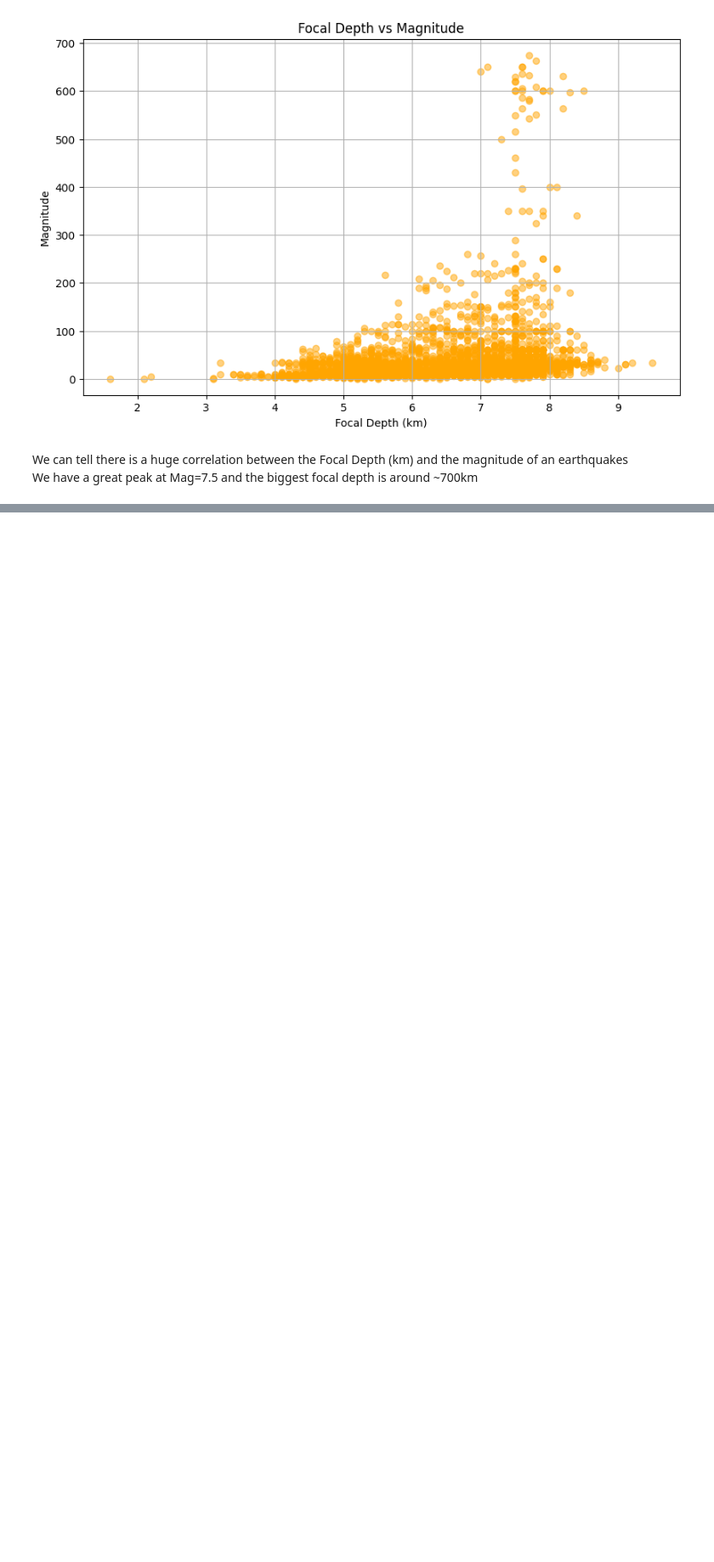
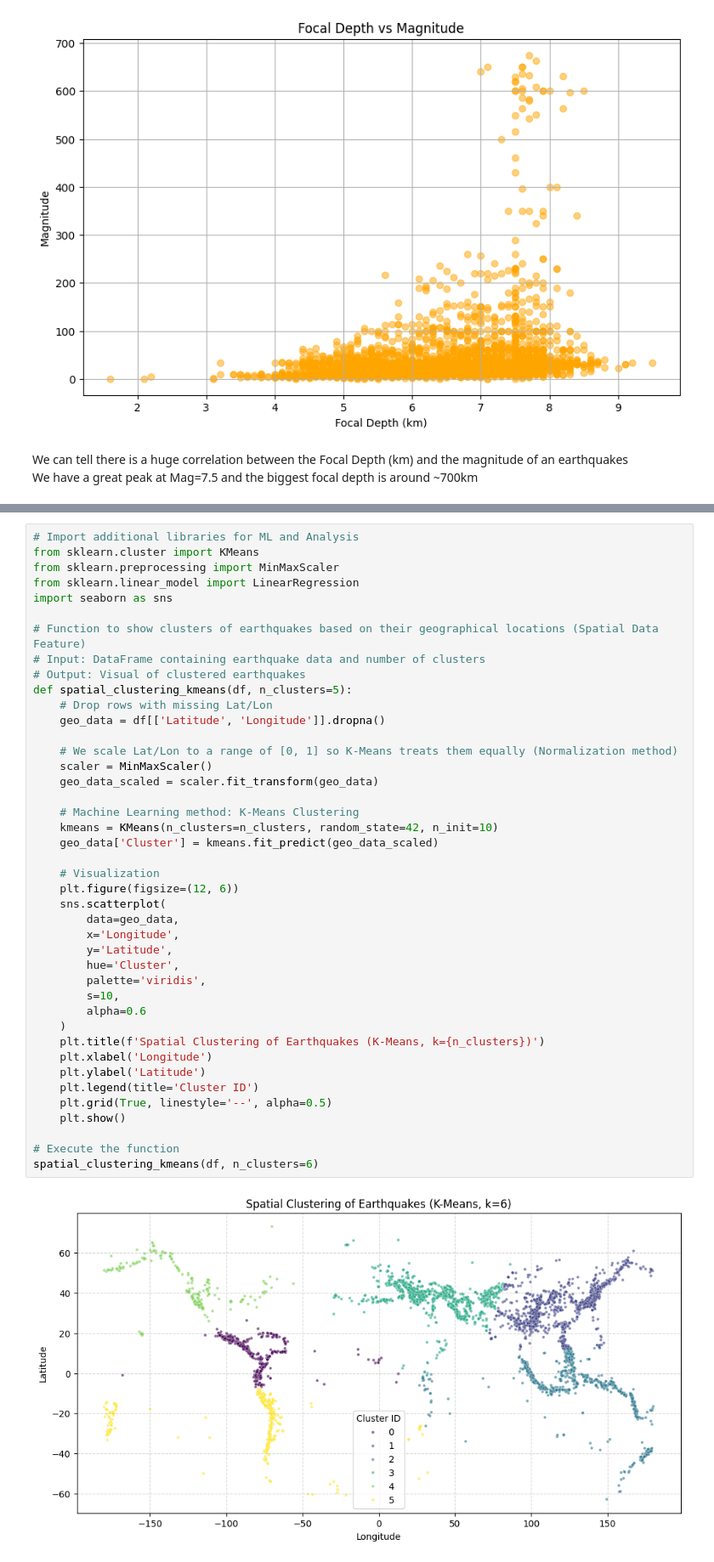
Before and after one commit to Mascode-Dev/earthquakes-analysis, a Jupyter notebook: Jego_Earthquakes.ipynb, the cells around one changed output, grey strips where cells are left out. Shown at 85% size. Cells and saved outputs as stored; diff of their text form; blank space fills up the shorter version.

Commit message:
Visualizations, utils.py, dashboard.py
- Last visualization function
- utils.py file to make visualization adapted to a Dash app
- dashboard.py with the architecture of the Dash App

```diff
--- a/Jego_Earthquakes.ipynb
+++ b/Jego_Earthquakes.ipynb
@@ -275,3 +280,47 @@ The maximum damage cost (in Mil$) is: 100000 M$
 The average damage cost per house damaged (in $) is: 513225 $
 
 The year with the highest number of earthquakes is: 2004.0 with 78 earthquakes.
+# %%
+# Import additional libraries for ML and Analysis
+from sklearn.cluster import KMeans
+from sklearn.preprocessing import MinMaxScaler
+from sklearn.linear_model import LinearRegression
+import seaborn as sns
+
+# Function to show clusters of earthquakes based on their geographical locations (Spatial Data Feature)
+# Input: DataFrame containing earthquake data and number of clusters
+# Output: Visual of clustered earthquakes
+def spatial_clustering_kmeans(df, n_clusters=5):
+    # Drop rows with missing Lat/Lon
+    geo_data = df[['Latitude', 'Longitude']].dropna()
+
+    # We scale Lat/Lon to a range of [0, 1] so K-Means treats them equally (Normalization method)
+    scaler = MinMaxScaler()
+    geo_data_scaled = scaler.fit_transform(geo_data)
+
+    # Machine Learning method: K-Means Clustering
+    kmeans = KMeans(n_clusters=n_clusters, random_state=42, n_init=10)
+    geo_data['Cluster'] = kmeans.fit_predict(geo_data_scaled)
+
+    # Visualization
+    plt.figure(figsize=(12, 6))
+    sns.scatterplot(
+        data=geo_data,
+        x='Longitude',
+        y='Latitude',
+        hue='Cluster',
+        palette='viridis',
+        s=10,
+        alpha=0.6
+    )
+    plt.title(f'Spatial Clustering of Earthquakes (K-Means, k={n_clusters})')
+    plt.xlabel('Longitude')
+    plt.ylabel('Latitude')
+    plt.legend(title='Cluster ID')
+    plt.grid(True, linestyle='--', alpha=0.5)
+    plt.show()
+
+# Execute the function
+spatial_clustering_kmeans(df, n_clusters=6)
+# %% [output]
+[figure, added]
```
Also changed, not shown: parts of 11 cells of this notebook, 2 other files.
